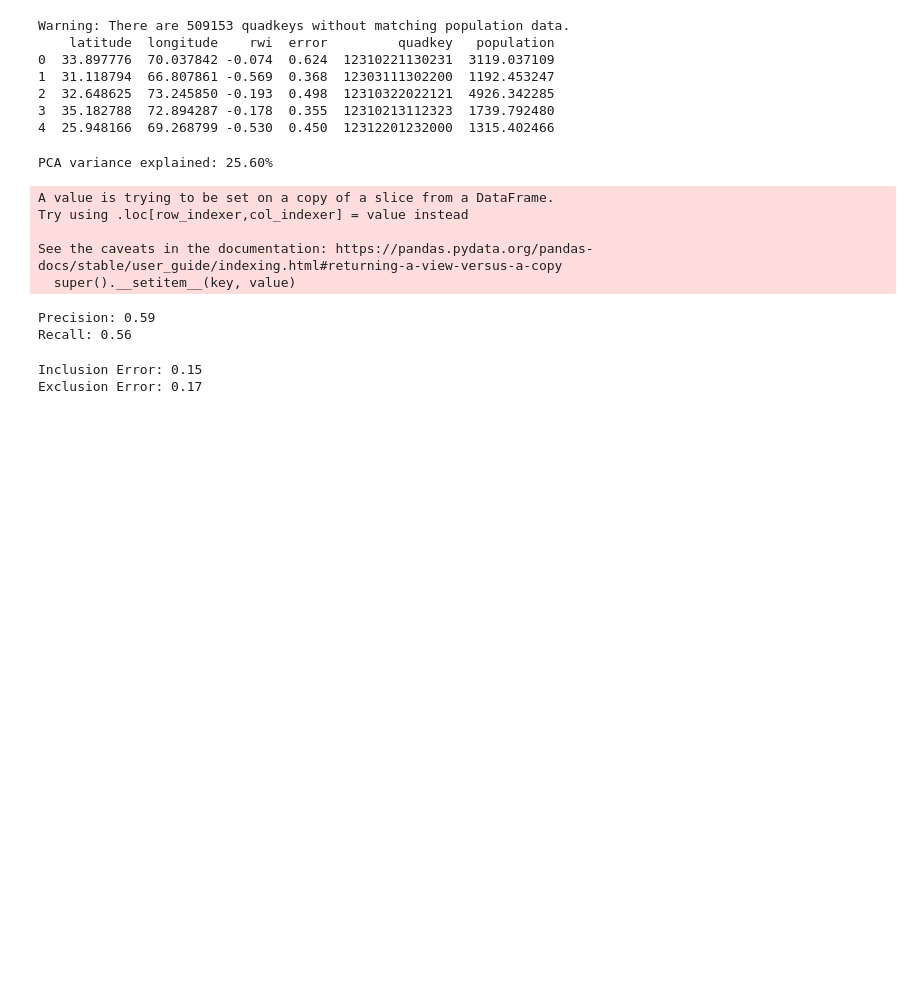
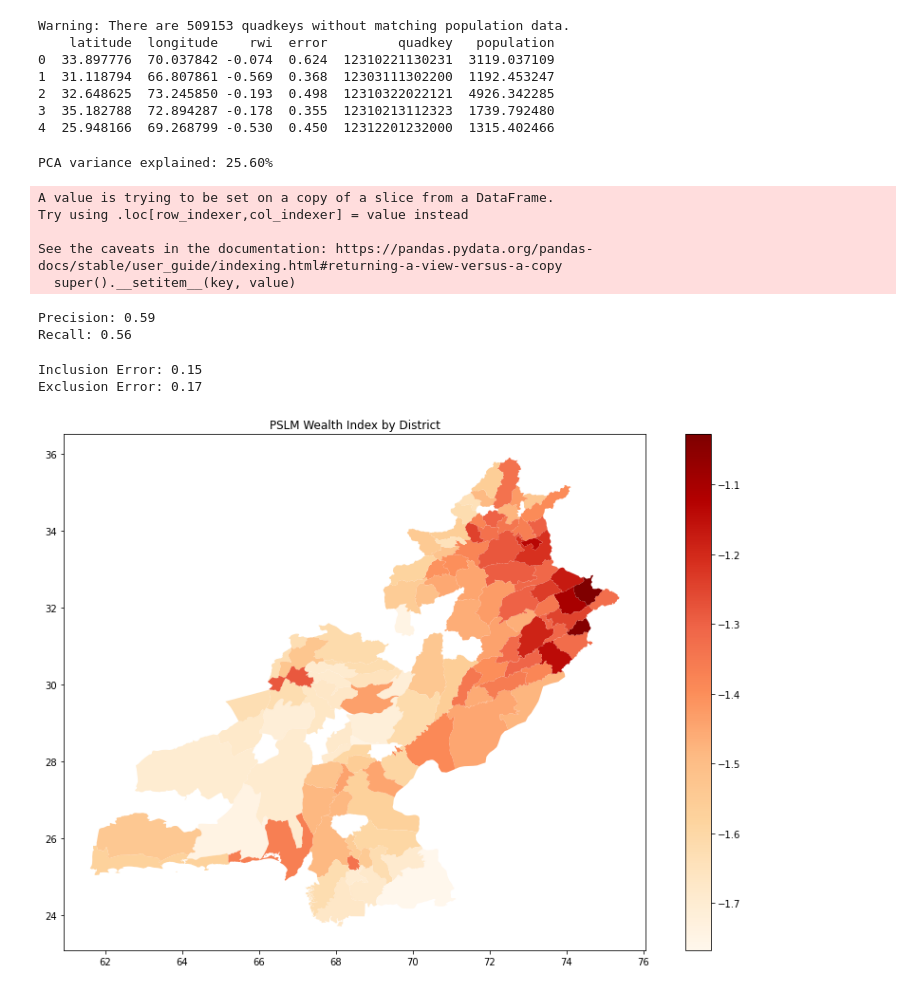
Before and after one commit to kismat91/Index-Based-Poverty-Estimation-in-Pakistan-, a Jupyter notebook: Task4.ipynb, the cells around one changed output. Cells and saved outputs as stored; diff of their text form; code cells hidden in the pictures; blank space fills up the shorter version.

```diff
--- a/Task4.ipynb
+++ b/Task4.ipynb
@@ -357,3 +358,14 @@ print(f"Exclusion Error: {exclusion_error:.2f}")
 # %% [output]
 Inclusion Error: 0.15
 Exclusion Error: 0.17
+# %%
+# Merge PSLM data with the shapefile
+pslm_geo = districts.merge(pslm_district_wealth, left_on='ADM2_EN', right_on='District', how='left')
+
+# Visualize the PSLM data
+fig, ax = plt.subplots(1, 1, figsize=(15, 10))
+pslm_geo.plot(column='Wealth_Index1', ax=ax, legend=True, cmap='OrRd')
+plt.title('PSLM Wealth Index by District')
+plt.show()
+# %% [output]
+[figure, added]
```
Also changed, not shown: parts of 2 cells of this notebook.
